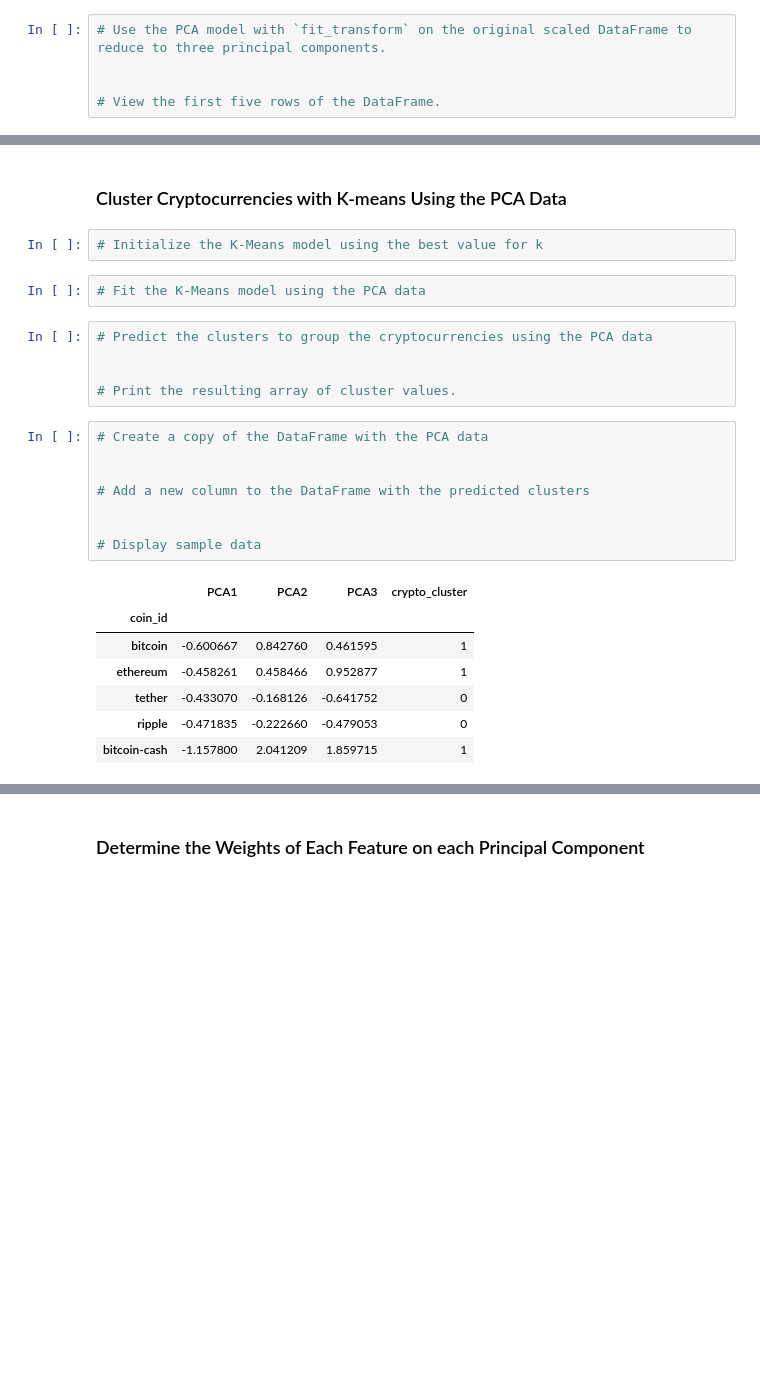
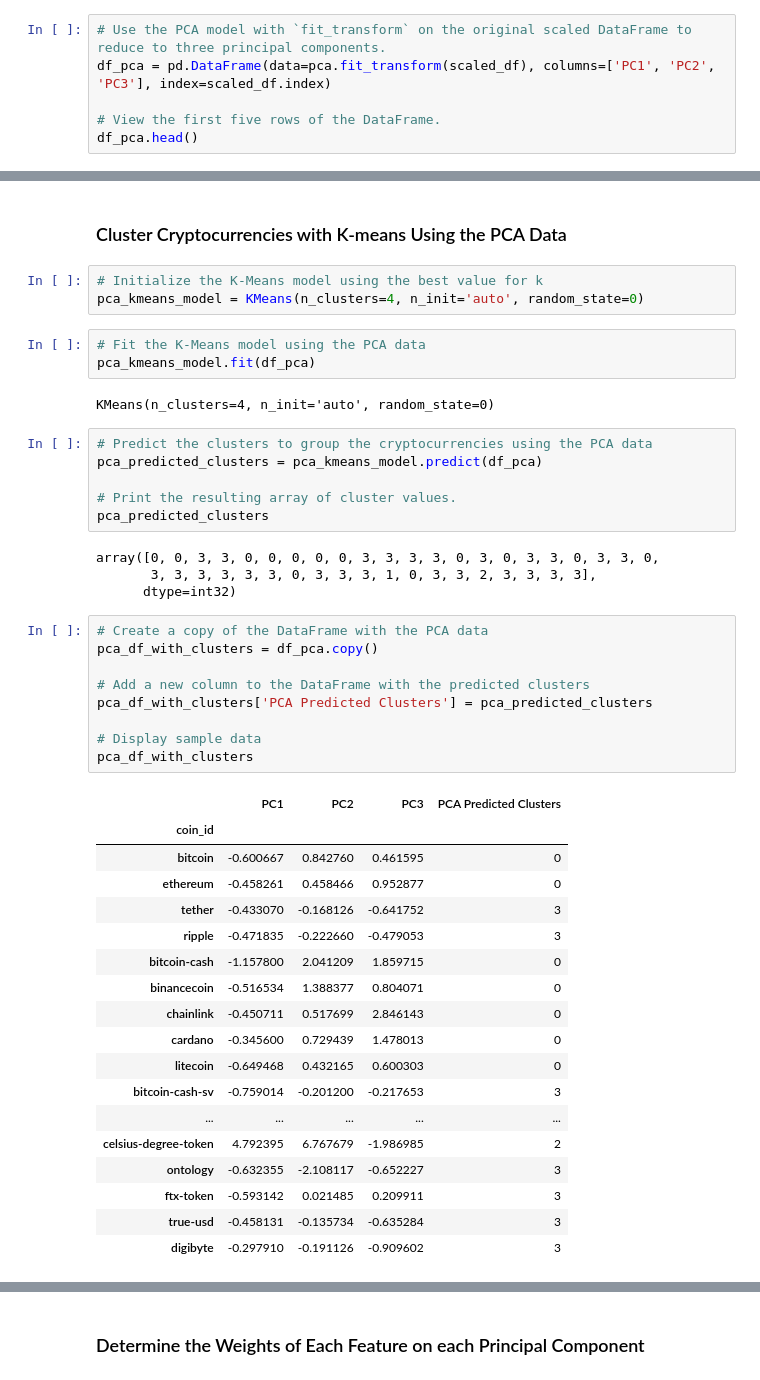
Before and after one commit to Sezeri/CryptoClustering-, a Jupyter notebook: Crypto_Clustering.ipynb, the cells around one changed output, grey strips where cells are left out. Saved outputs shown, nothing was run; the diff lists cells and outputs as text; blank space fills up the shorter version.

```diff
--- a/Crypto_Clustering.ipynb
+++ b/Crypto_Clustering.ipynb
@@ -192,6 +249,7 @@ plt.grid(True)
 # %%
 # Use the PCA model with `fit_transform` on the original scaled DataFrame to reduce to three principal components.
-
+df_pca = pd.DataFrame(data=pca.fit_transform(scaled_df), columns=['PC1', 'PC2', 'PC3'], index=scaled_df.index)
 
 # View the first five rows of the DataFrame.
+df_pca.head()
 # %% [output]
@@ -290,26 +355,47 @@ array([0.3719856 , 0.34700813, 0.17603793])
 ### Cluster Cryptocurrencies with K-means Using the PCA Data
 # %%
 # Initialize the K-Means model using the best value for k
+pca_kmeans_model = KMeans(n_clusters=4, n_init='auto', random_state=0)
 # %%
 # Fit the K-Means model using the PCA data
+pca_kmeans_model.fit(df_pca)
+# %% [output]
+KMeans(n_clusters=4, n_init='auto', random_state=0)
 # %%
 # Predict the clusters to group the cryptocurrencies using the PCA data
-
+pca_predicted_clusters = pca_kmeans_model.predict(df_pca)
 
 # Print the resulting array of cluster values.
+pca_predicted_clusters
+# %% [output]
+array([0, 0, 3, 3, 0, 0, 0, 0, 0, 3, 3, 3, 3, 0, 3, 0, 3, 3, 0, 3, 3, 0,
+       3, 3, 3, 3, 3, 3, 0, 3, 3, 3, 1, 0, 3, 3, 2, 3, 3, 3, 3],
+      dtype=int32)
 # %%
 # Create a copy of the DataFrame with the PCA data
-
+pca_df_with_clusters = df_pca.copy()
 
 # Add a new column to the DataFrame with the predicted clusters
-
+pca_df_with_clusters['PCA Predicted Clusters'] = pca_predicted_clusters
 
 # Display sample data
+pca_df_with_clusters
 # %% [output]
-|  | PCA1 | PCA2 | PCA3 | crypto_cluster |
+|  | PC1 | PC2 | PC3 | PCA Predicted Clusters |
 | coin_id |  |  |  |  |
-| bitcoin | -0.600667 | 0.842760 | 0.461595 | 1 |
-| ethereum | -0.458261 | 0.458466 | 0.952877 | 1 |
-| tether | -0.433070 | -0.168126 | -0.641752 | 0 |
-| ripple | -0.471835 | -0.222660 | -0.479053 | 0 |
-| bitcoin-cash | -1.157800 | 2.041209 | 1.859715 | 1 |
+| bitcoin | -0.600667 | 0.842760 | 0.461595 | 0 |
+| ethereum | -0.458261 | 0.458466 | 0.952877 | 0 |
+| tether | -0.433070 | -0.168126 | -0.641752 | 3 |
+| ripple | -0.471835 | -0.222660 | -0.479053 | 3 |
+| bitcoin-cash | -1.157800 | 2.041209 | 1.859715 | 0 |
+| binancecoin | -0.516534 | 1.388377 | 0.804071 | 0 |
+| chainlink | -0.450711 | 0.517699 | 2.846143 | 0 |
+| cardano | -0.345600 | 0.729439 | 1.478013 | 0 |
+| litecoin | -0.649468 | 0.432165 | 0.600303 | 0 |
+| bitcoin-cash-sv | -0.759014 | -0.201200 | -0.217653 | 3 |
+| ... | ... | ... | ... | ... |
+| celsius-degree-token | 4.792395 | 6.767679 | -1.986985 | 2 |
+| ontology | -0.632355 | -2.108117 | -0.652227 | 3 |
+| ftx-token | -0.593142 | 0.021485 | 0.209911 | 3 |
+| true-usd | -0.458131 | -0.135734 | -0.635284 | 3 |
+| digibyte | -0.297910 | -0.191126 | -0.909602 | 3 |
```
Also changed, not shown: parts of 22 cells of this notebook.
